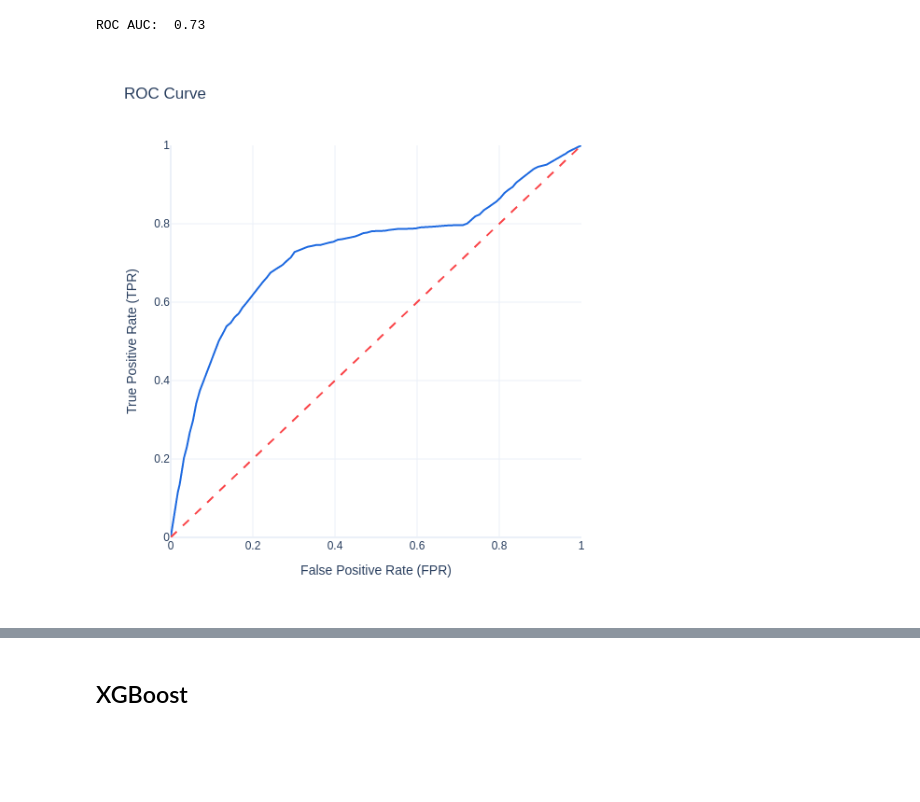
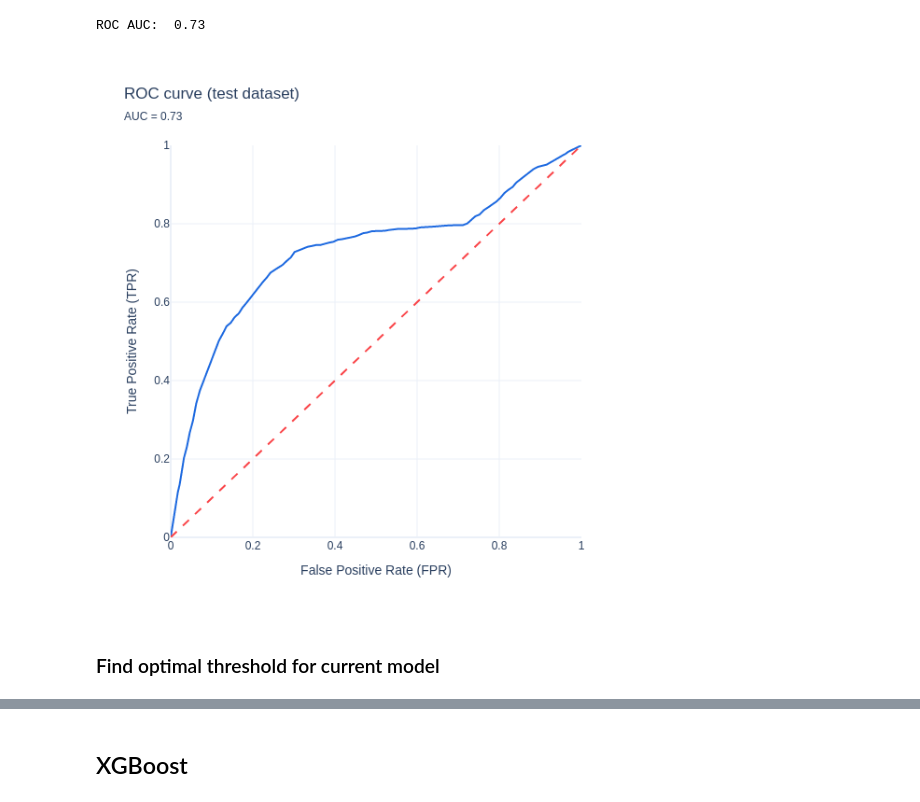
Before and after one commit to hturqueti/e-commerce-fraud-detection, a Jupyter notebook: notebooks/02-fraud-model-development.ipynb, the cells around one changed output, grey strips where cells are left out. Drawn from its saved outputs; the diff is of its cells as text; code cells hidden in the pictures; blank space fills up the shorter version.

```diff
--- a/notebooks/02-fraud-model-development.ipynb
+++ b/notebooks/02-fraud-model-development.ipynb
@@ -198,7 +212,16 @@ auc_current_model = auc(fpr_current_model, tpr_current_model)
 print("ROC AUC: ", auc_current_model.round(2))
 # %% [output]
 ROC AUC:  0.73
-# %%
-plot.roc_curve(fpr_current_model, tpr_current_model, thresholds_current_model)
-# %% [output]
-[figure, removed]
+# %%
+# Plot ROC curve
+plot.roc_curve(
+    fpr_current_model,
+    tpr_current_model,
+    thresholds_current_model,
+    "ROC curve (test dataset)",
+    f"AUC = {auc_current_model:.2f}",
+)
+# %% [output]
+[figure, added]
+# %% [markdown]
+### Find optimal threshold for current model
```
Also changed, not shown: parts of 7 cells of this notebook.
